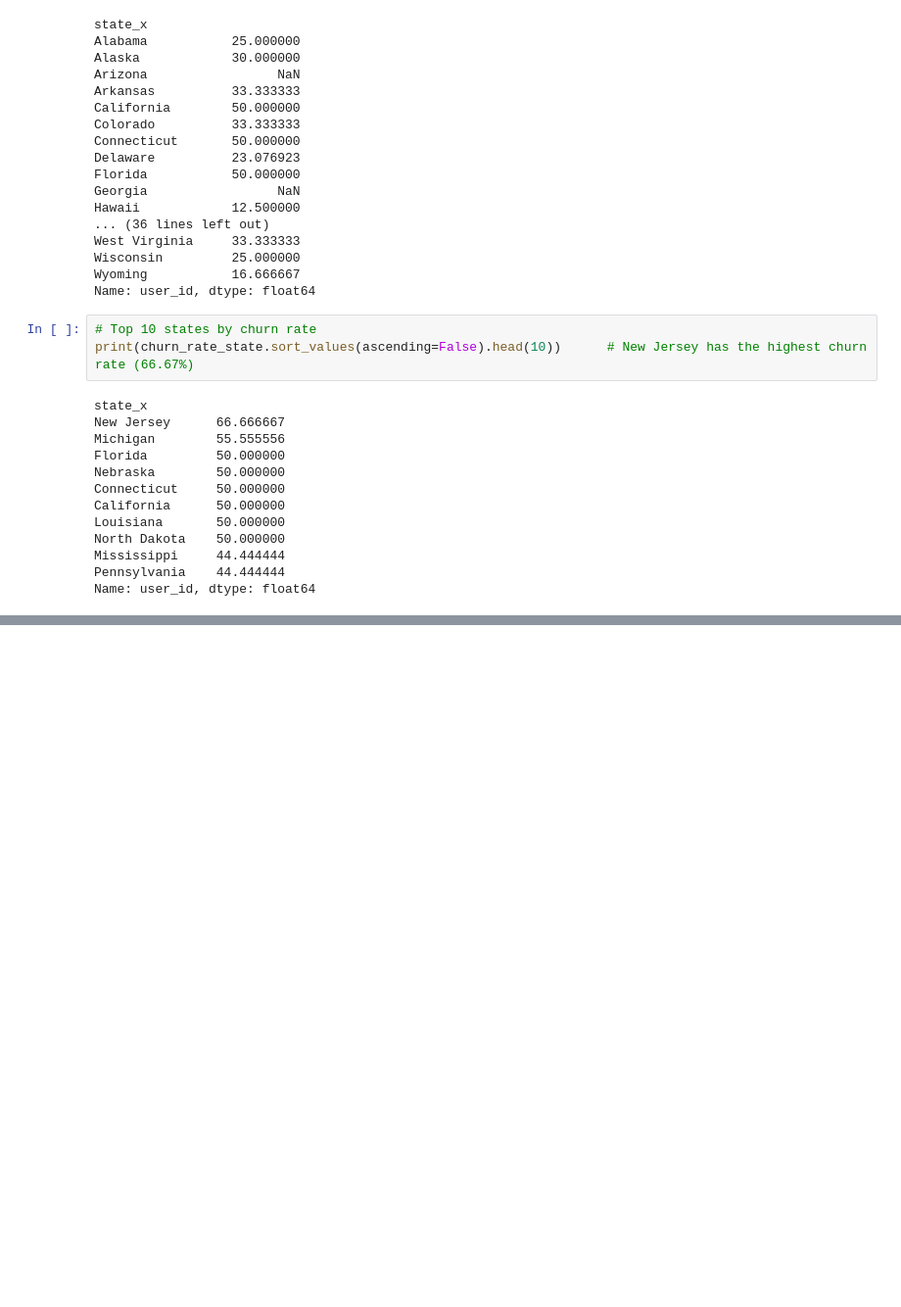
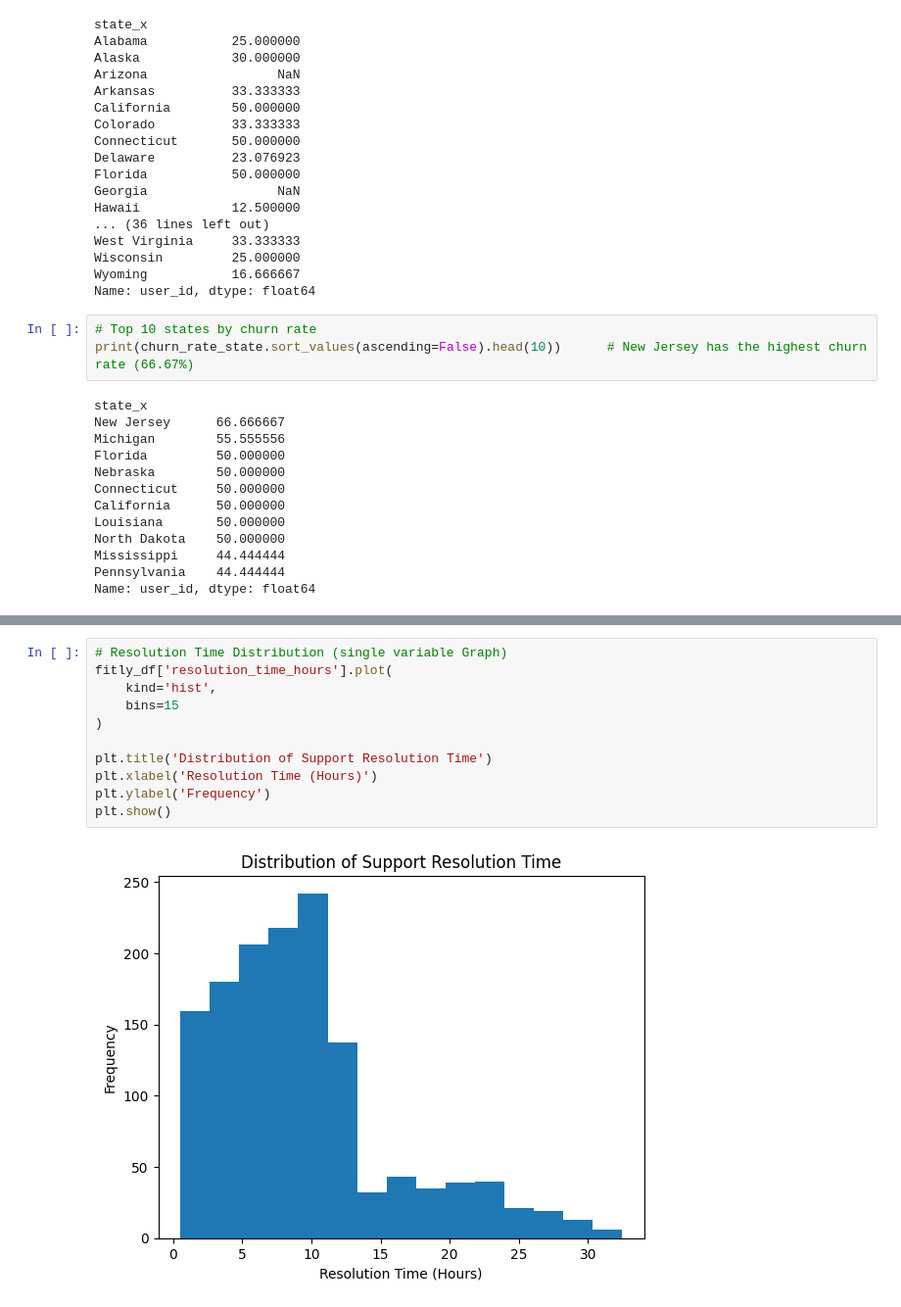
Before and after one commit to atkhushboo/subscriber-churn-analysis-python, a Jupyter notebook: fitly_Analysis.ipynb, the cells around one changed output, grey strips where cells are left out. Shown at 98% size. Saved outputs shown, nothing was run; the diff lists cells and outputs as text; blank space fills up the shorter version.

```diff
--- a/fitly_Analysis.ipynb
+++ b/fitly_Analysis.ipynb
@@ -708,0 +724,13 @@ Name: user_id, dtype: float64
+# %%
+# Resolution Time Distribution (single variable Graph)
+fitly_df['resolution_time_hours'].plot(
+    kind='hist',
+    bins=15
+)
+
+plt.title('Distribution of Support Resolution Time')
+plt.xlabel('Resolution Time (Hours)')
+plt.ylabel('Frequency')
+plt.show()
+# %% [output]
+[figure, added]
```
Also changed, not shown: parts of 4 cells of this notebook.
